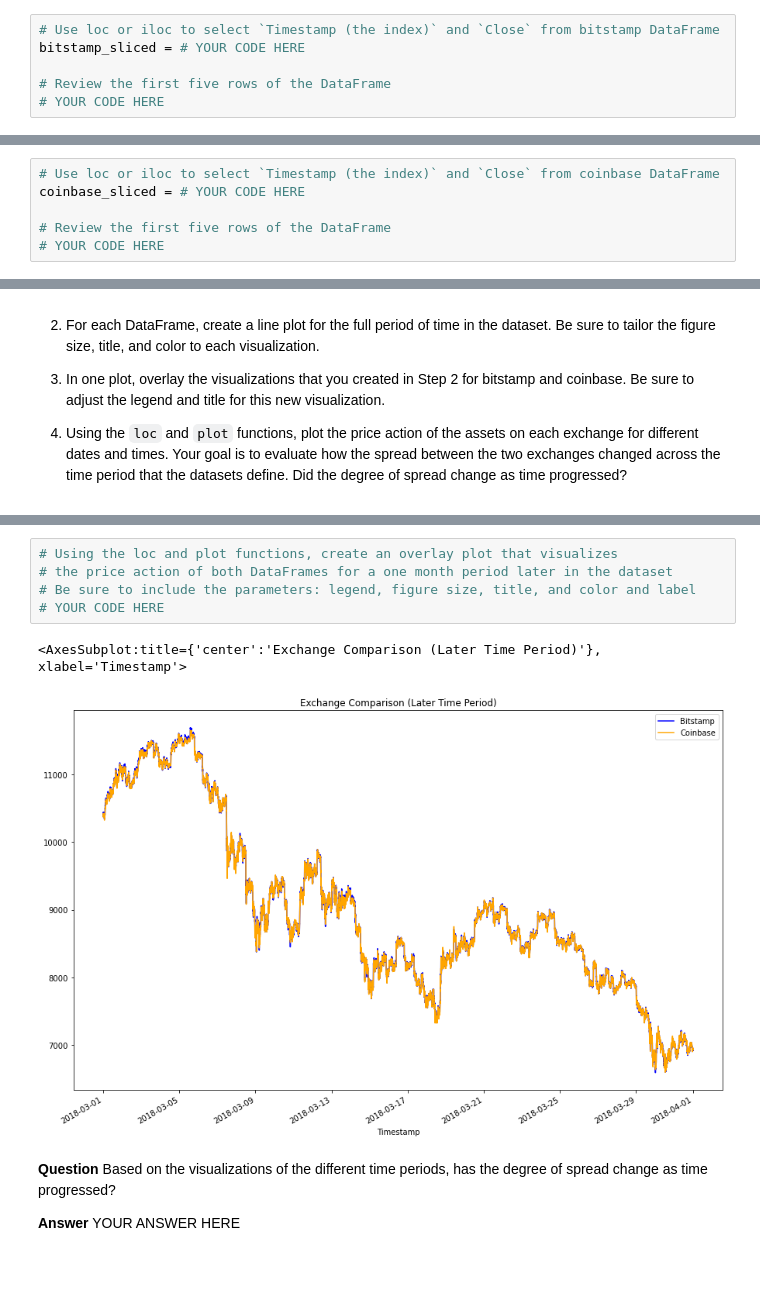
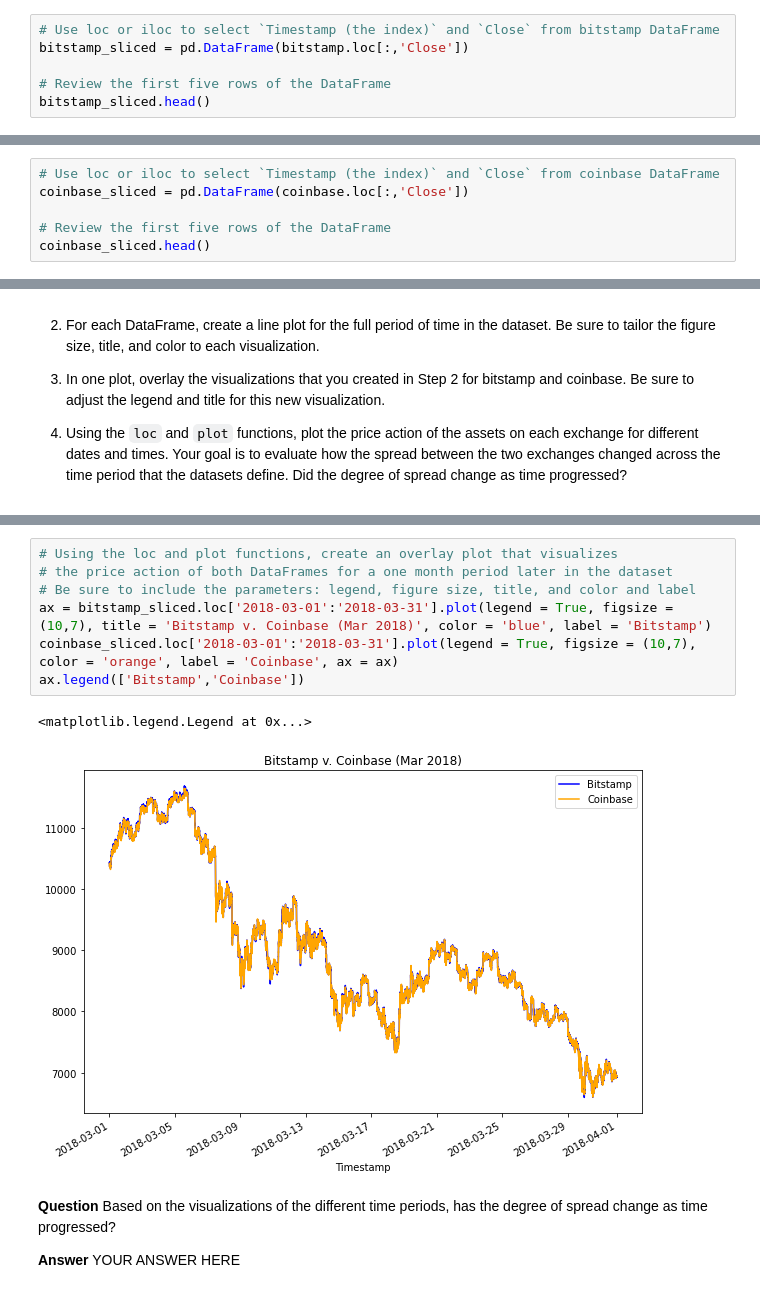
Before and after one commit to plefebvre1/module_3_challenge, a Jupyter notebook: Starter_Code/crypto_arbitrage.ipynb, the cells around one changed output, grey strips where cells are left out. Drawn from its saved outputs; the diff is of its cells as text; blank space fills up the shorter version.

```diff
--- a/Starter_Code/crypto_arbitrage.ipynb
+++ b/Starter_Code/crypto_arbitrage.ipynb
@@ -144,10 +144,10 @@ Select the data you want to analyze. Use `loc` or `iloc` to select the following
 * Close
 # %%
 # Use loc or iloc to select `Timestamp (the index)` and `Close` from bitstamp DataFrame
-bitstamp_sliced = # YOUR CODE HERE
+bitstamp_sliced = pd.DataFrame(bitstamp.loc[:,'Close'])
 
 # Review the first five rows of the DataFrame
-# YOUR CODE HERE
+bitstamp_sliced.head()
 # %% [output]
 |  | Close |
 | Timestamp |  |
@@ -158,10 +158,10 @@ bitstamp_sliced = # YOUR CODE HERE
 | 2018-01-01 00:04:00 | 13620.00 |
 # %%
 # Use loc or iloc to select `Timestamp (the index)` and `Close` from coinbase DataFrame
-coinbase_sliced = # YOUR CODE HERE
+coinbase_sliced = pd.DataFrame(coinbase.loc[:,'Close'])
 
 # Review the first five rows of the DataFrame
-# YOUR CODE HERE
+coinbase_sliced.head()
 # %% [output]
 |  | Close |
 | Timestamp |  |
@@ -241,11 +245,13 @@ Sort through the time series data associated with the bitstamp and coinbase Data
 # %%
 # Using the loc and plot functions, create an overlay plot that visualizes
 # the price action of both DataFrames for a one month period later in the dataset
 # Be sure to include the parameters: legend, figure size, title, and color and label
-# YOUR CODE HERE
+ax = bitstamp_sliced.loc['2018-03-01':'2018-03-31'].plot(legend = True, figsize = (10,7), title = 'Bitstamp v. Coinbase (Mar 2018)', color = 'blue', label = 'Bitstamp')
+coinbase_sliced.loc['2018-03-01':'2018-03-31'].plot(legend = True, figsize = (10,7), color = 'orange', label = 'Coinbase', ax = ax)
+ax.legend(['Bitstamp','Coinbase'])
 # %% [output]
-<AxesSubplot:title={'center':'Exchange Comparison (Later Time Period)'}, xlabel='Timestamp'>
+<matplotlib.legend.Legend at 0x...>
-[figure, old version]
+[figure, new version]
 # %% [markdown]
 **Question** Based on the visualizations of the different time periods, has the degree of spread change as time progressed?
 
```
Also changed, not shown: parts of 35 cells of this notebook.
